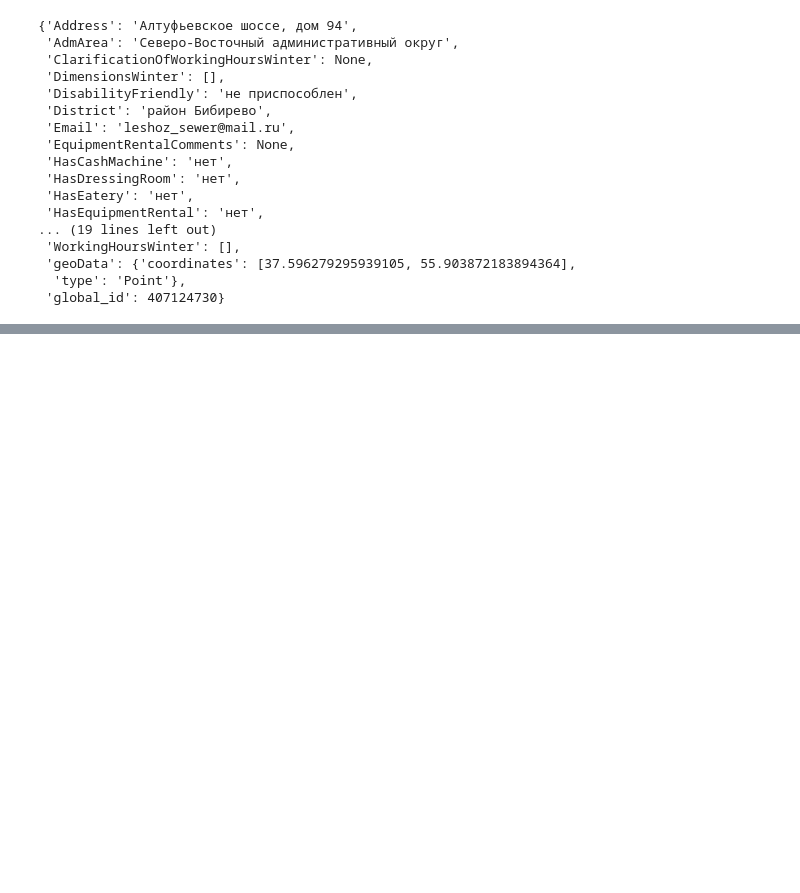
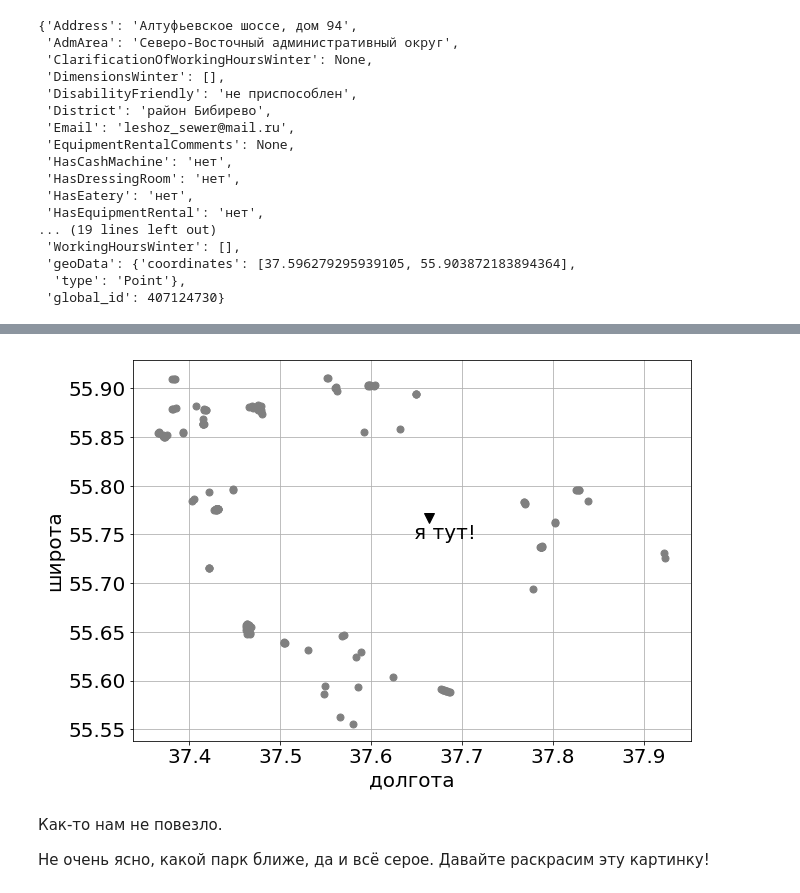
Before and after one commit to ibulgakov/MoscowPicnic, a Jupyter notebook: proba_aq.ipynb, the cells around one changed output, grey strips where cells are left out. Cells and saved outputs as stored; diff of their text form; code cells hidden in the pictures; blank space fills up the shorter version.

```diff
--- a/proba_aq.ipynb
+++ b/proba_aq.ipynb
@@ -88,0 +296,22 @@ picnic[0]
+# %%
+def plot_picnic(data, where_am_i=[37.663288, 55.766734]):
+    plt.rcParams.update({'font.size': 20})
+
+    points = np.array([picnic['geoData']['coordinates'] for picnic in data])
+
+    plt.figure(figsize=(10,7))
+    plt.plot(points[:,0], points[:,1], 'o', markersize=7, color='gray')
+    plt.plot(*where_am_i, 'v', markersize=10, color='black')
+    plt.annotate('я тут!', xy=where_am_i, xytext=(-15, -20), textcoords='offset points')
+    plt.grid(True)
+    plt.xlabel('долгота')
+    plt.ylabel('широта')
+    plt.show()
+# %%
+plot_picnic(picnic_data)
+# %% [output]
+[figure, added]
+# %% [markdown]
+Как-то нам не повезло.
+
+Не очень ясно, какой парк ближе, да и всё серое. Давайте раскрасим эту картинку!
```
Also changed, not shown: parts of 43 cells of this notebook.
